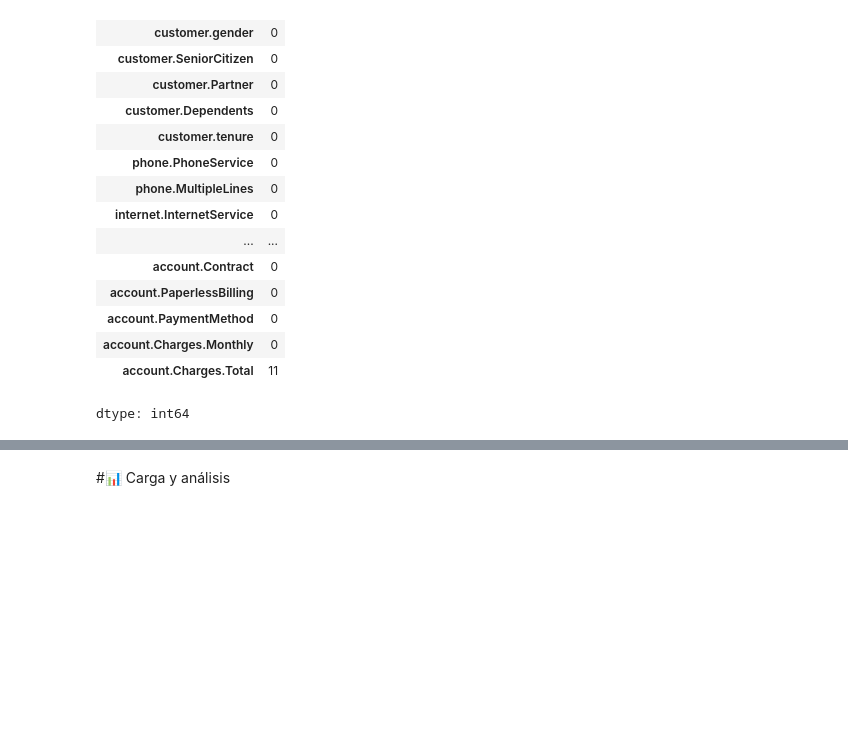
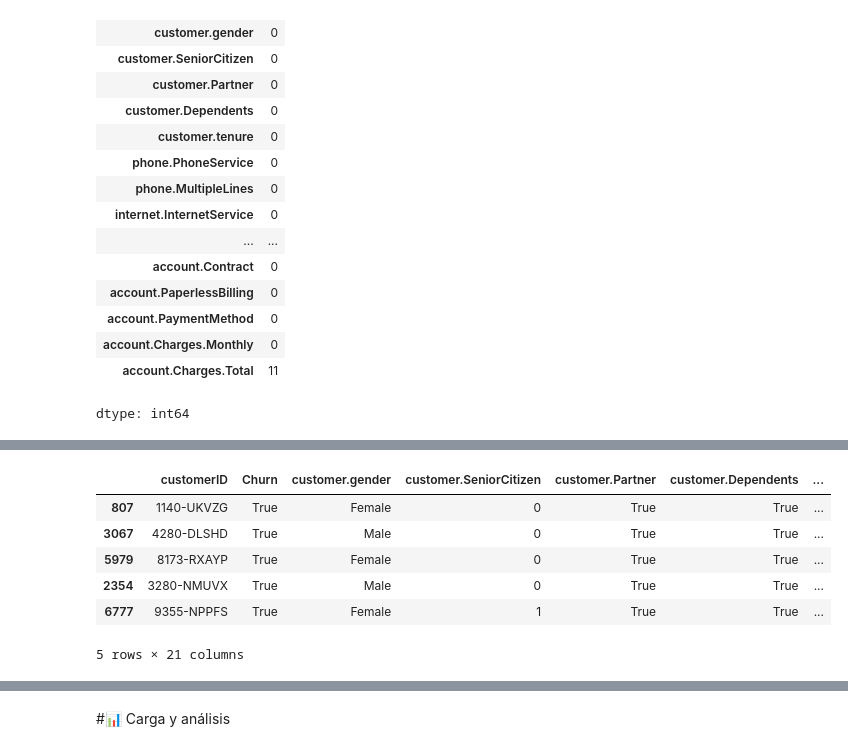
Before and after one commit to Rub-T/challenge_TelecomX, a Jupyter notebook: Challenge_TelecomX.ipynb, the cells around one changed output, grey strips where cells are left out. Drawn from its saved outputs; the diff is of its cells as text; code cells hidden in the pictures; blank space fills up the shorter version.

```diff
--- a/Challenge_TelecomX.ipynb
+++ b/Challenge_TelecomX.ipynb
@@ -146,0 +188,10 @@ dtype: int64
+# %%
+datos.sample(5)
+# %% [output]
+|  | customerID | Churn | customer.gender | customer.SeniorCitizen | customer.Partner | customer.Dependents | ... |
+| 807 | 1140-UKVZG | True | Female | 0 | True | True | ... |
+| 3067 | 4280-DLSHD | True | Male | 0 | True | True | ... |
+| 5979 | 8173-RXAYP | True | Female | 0 | True | True | ... |
+| 2354 | 3280-NMUVX | True | Male | 0 | True | True | ... |
+| 6777 | 9355-NPPFS | True | Female | 1 | True | True | ... |
+5 rows × 21 columns
```
Also changed, not shown: parts of 19 cells of this notebook.
